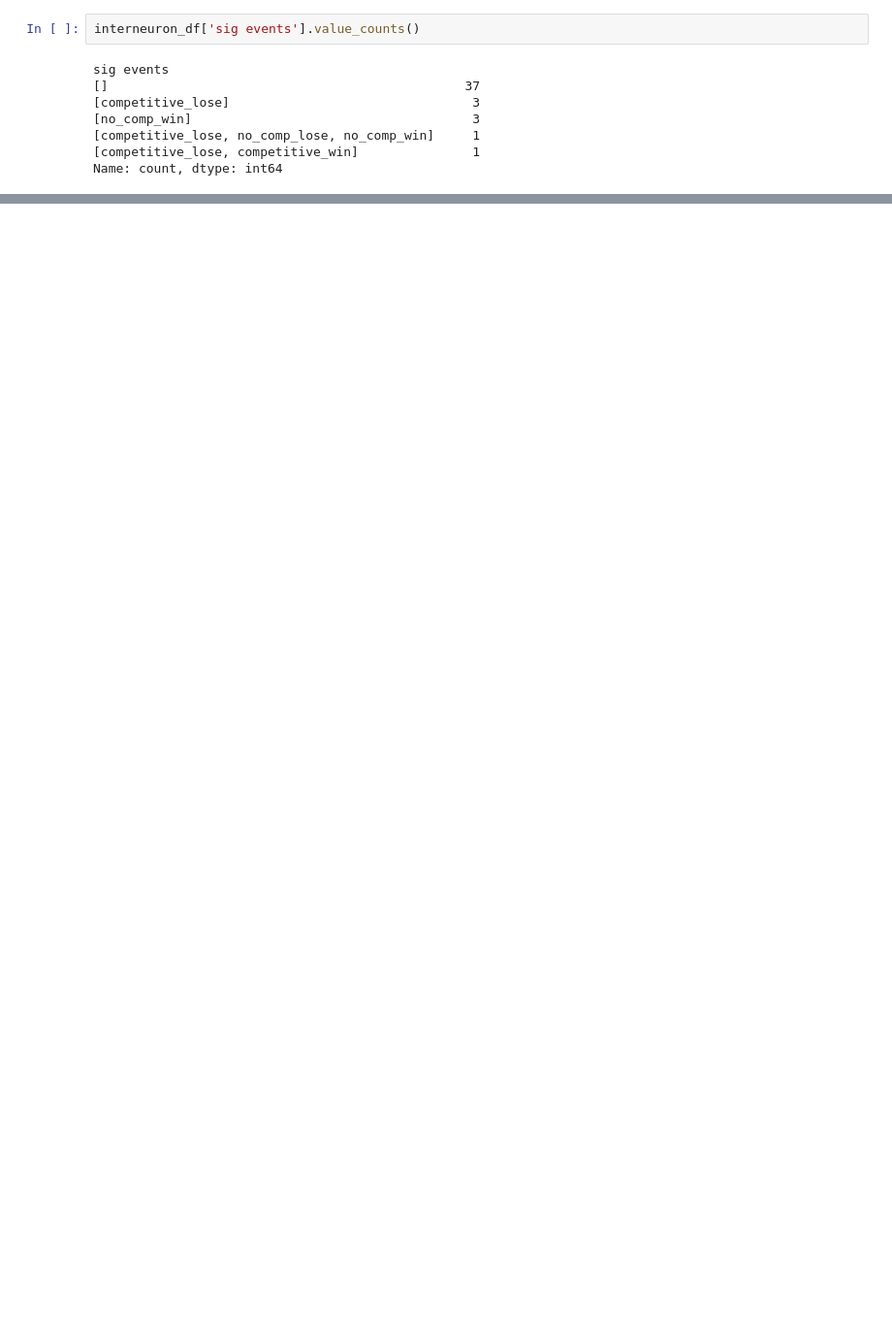
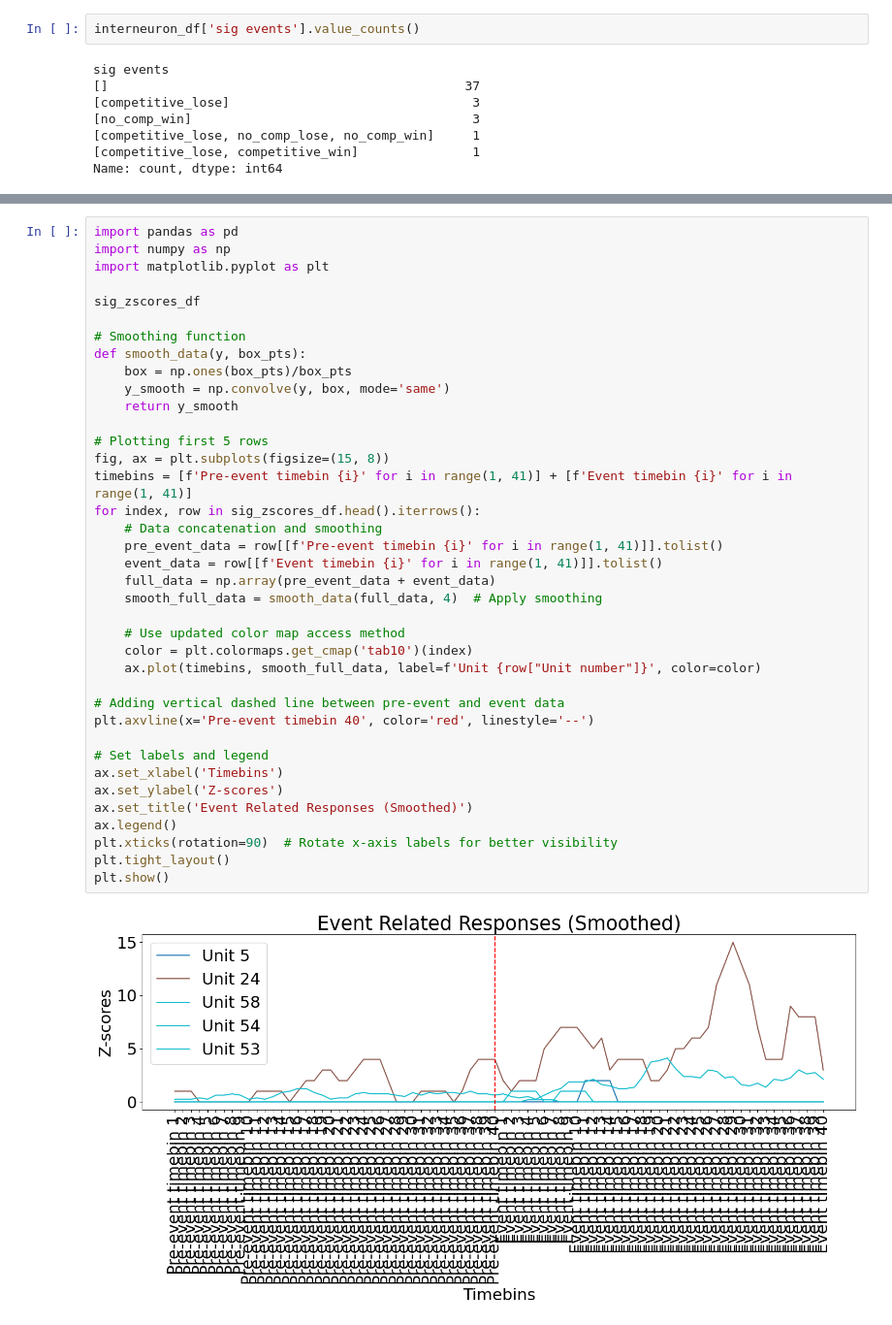
Before and after one commit to AceTylerCholine/npc_playground, a Jupyter notebook: ZScore_Compness.ipynb, the cells around one changed output, grey strips where cells are left out. Shown at 97% size. Saved outputs shown, nothing was run; the diff lists cells and outputs as text; blank space fills up the shorter version.

```diff
--- a/ZScore_Compness.ipynb
+++ b/ZScore_Compness.ipynb
@@ -1456,0 +1514,40 @@ plt.show()
+# %%
+import pandas as pd
+import numpy as np
+import matplotlib.pyplot as plt
+
+sig_zscores_df
+
+# Smoothing function
+def smooth_data(y, box_pts):
+    box = np.ones(box_pts)/box_pts
+    y_smooth = np.convolve(y, box, mode='same')
+    return y_smooth
+
+# Plotting first 5 rows
+fig, ax = plt.subplots(figsize=(15, 8))
+timebins = [f'Pre-event timebin {i}' for i in range(1, 41)] + [f'Event timebin {i}' for i in range(1, 41)]
+for index, row in sig_zscores_df.head().iterrows():
+    # Data concatenation and smoothing
+    pre_event_data = row[[f'Pre-event timebin {i}' for i in range(1, 41)]].tolist()
+    event_data = row[[f'Event timebin {i}' for i in range(1, 41)]].tolist()
+    full_data = np.array(pre_event_data + event_data)
+    smooth_full_data = smooth_data(full_data, 4)  # Apply smoothing
+
+    # Use updated color map access method
+    color = plt.colormaps.get_cmap('tab10')(index)
+    ax.plot(timebins, smooth_full_data, label=f'Unit {row["Unit number"]}', color=color)
+
+# Adding vertical dashed line between pre-event and event data
+plt.axvline(x='Pre-event timebin 40', color='red', linestyle='--')
+
+# Set labels and legend
+ax.set_xlabel('Timebins')
+ax.set_ylabel('Z-scores')
+ax.set_title('Event Related Responses (Smoothed)')
+ax.legend()
+plt.xticks(rotation=90)  # Rotate x-axis labels for better visibility
+plt.tight_layout()
+plt.show()
+# %% [output]
+[figure, added]
```
Also changed, not shown: parts of 25 cells of this notebook, 1 other file.
